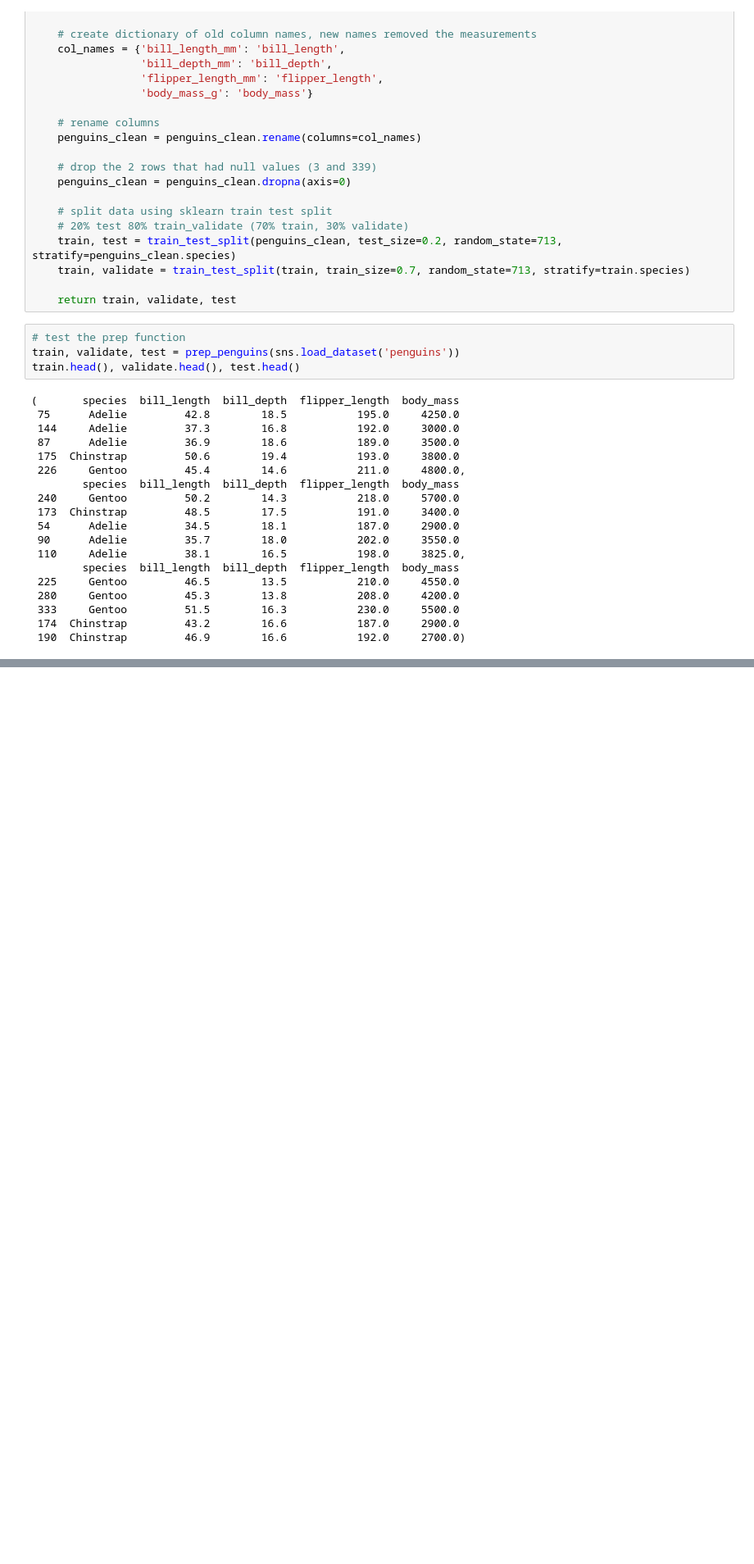
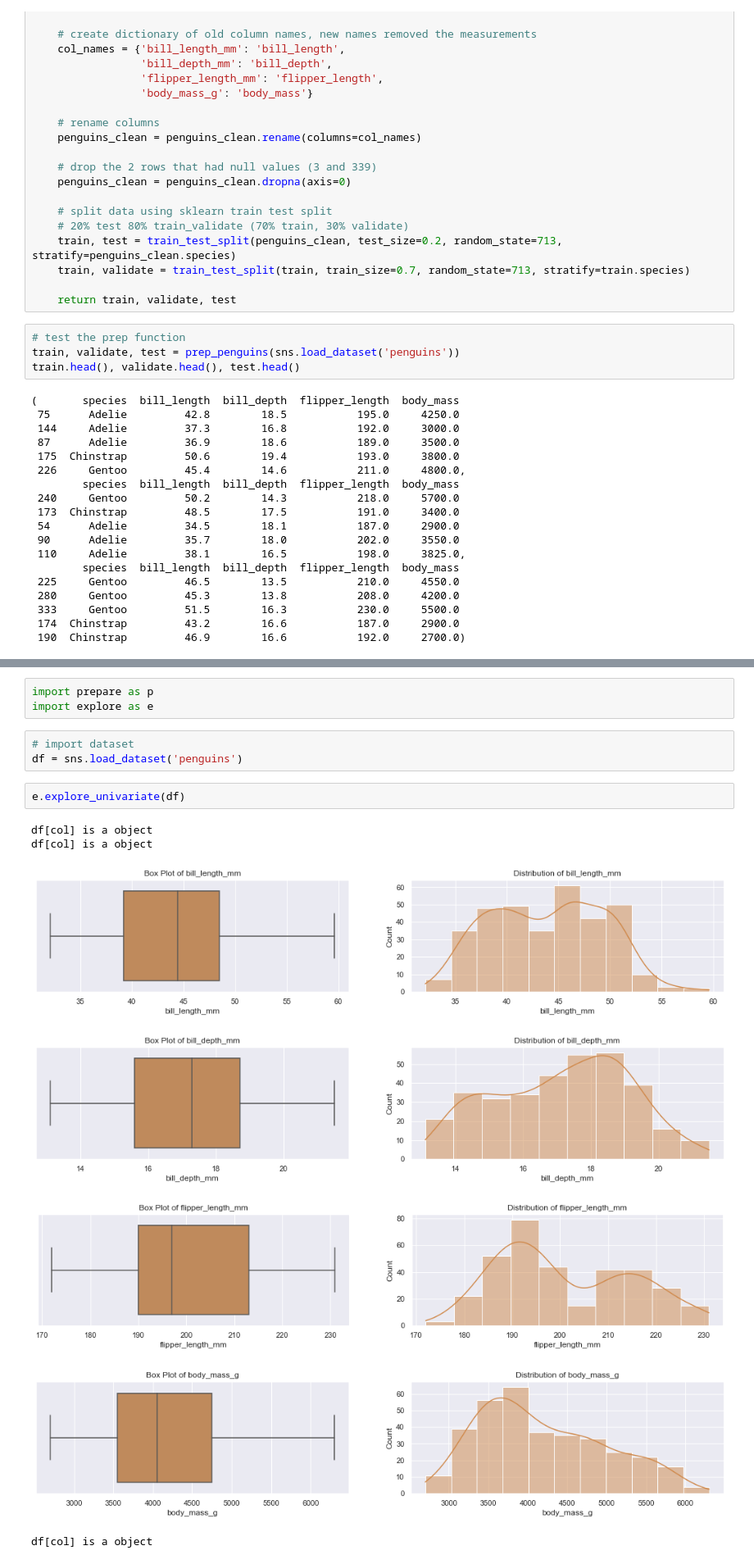
Before and after one commit to HeatherOrtegaMcMillan/penguin_project, a Jupyter notebook: penguin_project_notebook.ipynb, the cells around one changed output, grey strips where cells are left out. Shown at 82% size. Saved outputs shown, nothing was run; the diff lists cells and outputs as text; blank space fills up the shorter version.

```diff
--- a/penguin_project_notebook.ipynb
+++ b/penguin_project_notebook.ipynb
@@ -410,0 +431,16 @@ train.head(), validate.head(), test.head()
+# %%
+import prepare as p
+import explore as e
+# %%
+# import dataset
+df = sns.load_dataset('penguins')
+# %%
+e.explore_univariate(df)
+# %% [output]
+df[col] is a object
+df[col] is a object
+[figure, added]
+[figure, added]
+[figure, added]
+[figure, added]
+df[col] is a object
```
Also changed, not shown: parts of 6 cells of this notebook.
